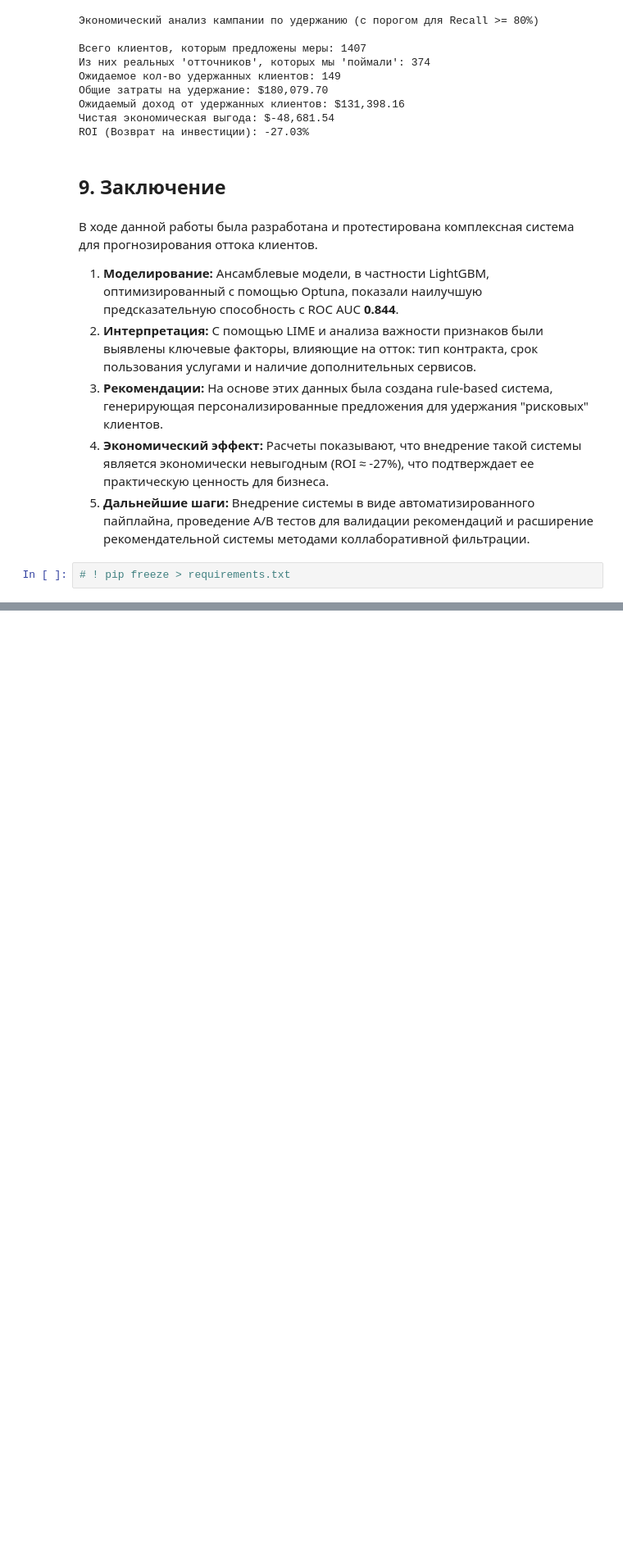
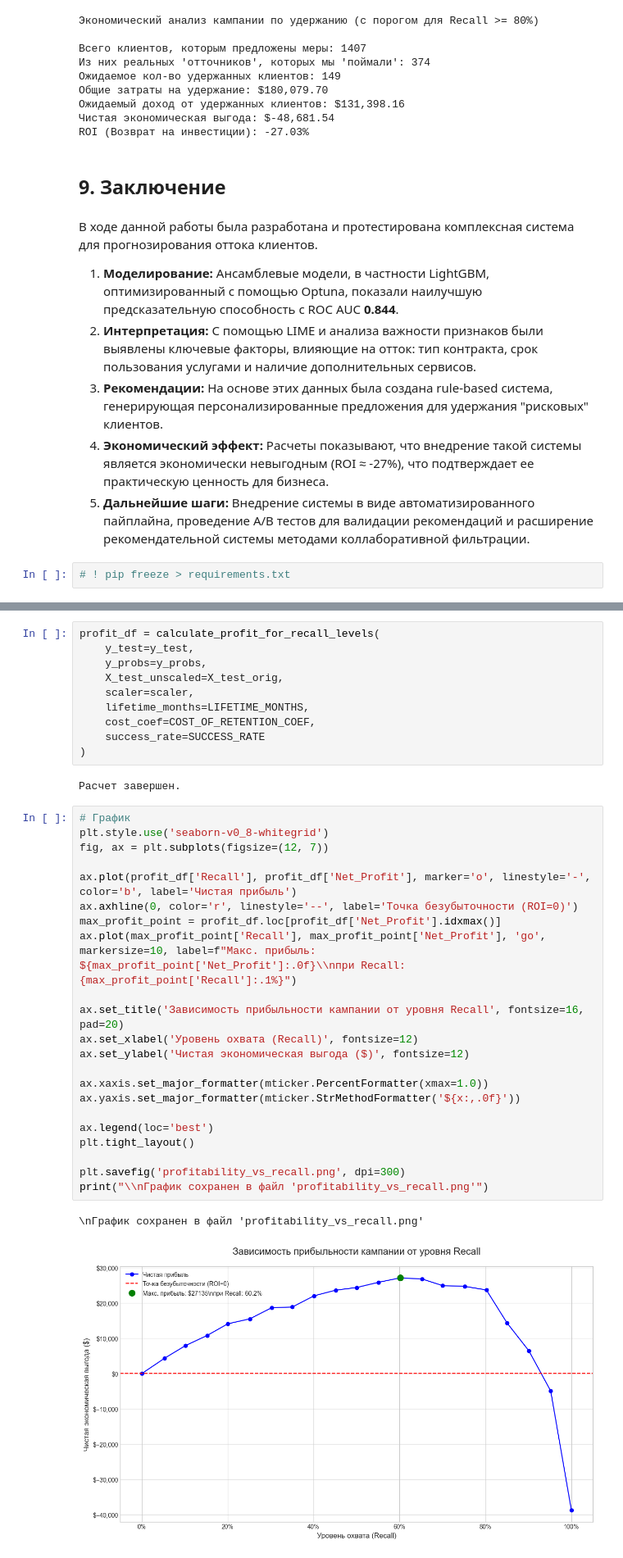
Before and after one commit to DgtrDN/diplom, a Jupyter notebook: diplom_telco_customer.ipynb, the cells around one changed output, grey strips where cells are left out. Shown at 82% size. Cells and saved outputs as stored; diff of their text form; blank space fills up the shorter version.

Commit message:
зависимость прибыльности кампании от уровня Recall

```diff
--- a/diplom_telco_customer.ipynb
+++ b/diplom_telco_customer.ipynb
@@ -927,0 +1094,37 @@ ROI (Возврат на инвестиции): -27.03%
+# %%
+profit_df = calculate_profit_for_recall_levels(
+    y_test=y_test,
+    y_probs=y_probs,
+    X_test_unscaled=X_test_orig,
+    scaler=scaler,
+    lifetime_months=LIFETIME_MONTHS,
+    cost_coef=COST_OF_RETENTION_COEF,
+    success_rate=SUCCESS_RATE
+)
+# %% [output]
+Расчет завершен.
+# %%
+# График
+plt.style.use('seaborn-v0_8-whitegrid')
+fig, ax = plt.subplots(figsize=(12, 7))
+
+ax.plot(profit_df['Recall'], profit_df['Net_Profit'], marker='o', linestyle='-', color='b', label='Чистая прибыль')
+ax.axhline(0, color='r', linestyle='--', label='Точка безубыточности (ROI=0)')
+max_profit_point = profit_df.loc[profit_df['Net_Profit'].idxmax()]
+ax.plot(max_profit_point['Recall'], max_profit_point['Net_Profit'], 'go', markersize=10, label=f"Макс. прибыль: ${max_profit_point['Net_Profit']:.0f}\\nпри Recall: {max_profit_point['Recall']:.1%}")
+
+ax.set_title('Зависимость прибыльности кампании от уровня Recall', fontsize=16, pad=20)
+ax.set_xlabel('Уровень охвата (Recall)', fontsize=12)
+ax.set_ylabel('Чистая экономическая выгода ($)', fontsize=12)
+
+ax.xaxis.set_major_formatter(mticker.PercentFormatter(xmax=1.0))
+ax.yaxis.set_major_formatter(mticker.StrMethodFormatter('${x:,.0f}'))
+
+ax.legend(loc='best')
+plt.tight_layout()
+
+plt.savefig('profitability_vs_recall.png', dpi=300)
+print("\\nГрафик сохранен в файл 'profitability_vs_recall.png'")
+# %% [output]
+\nГрафик сохранен в файл 'profitability_vs_recall.png'
+[figure, added]
```
Also changed, not shown: parts of 16 cells of this notebook, 6 other files.
